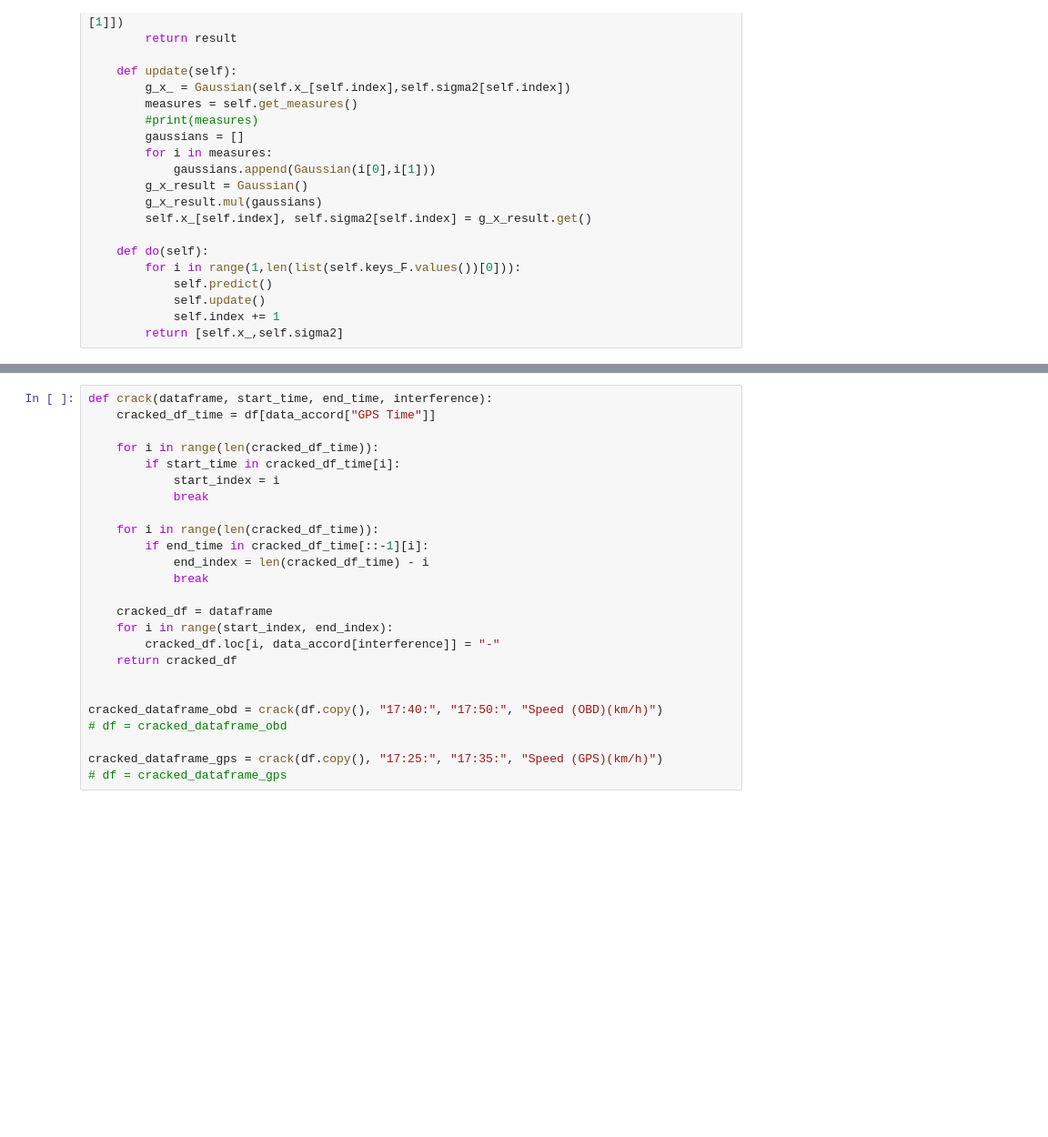
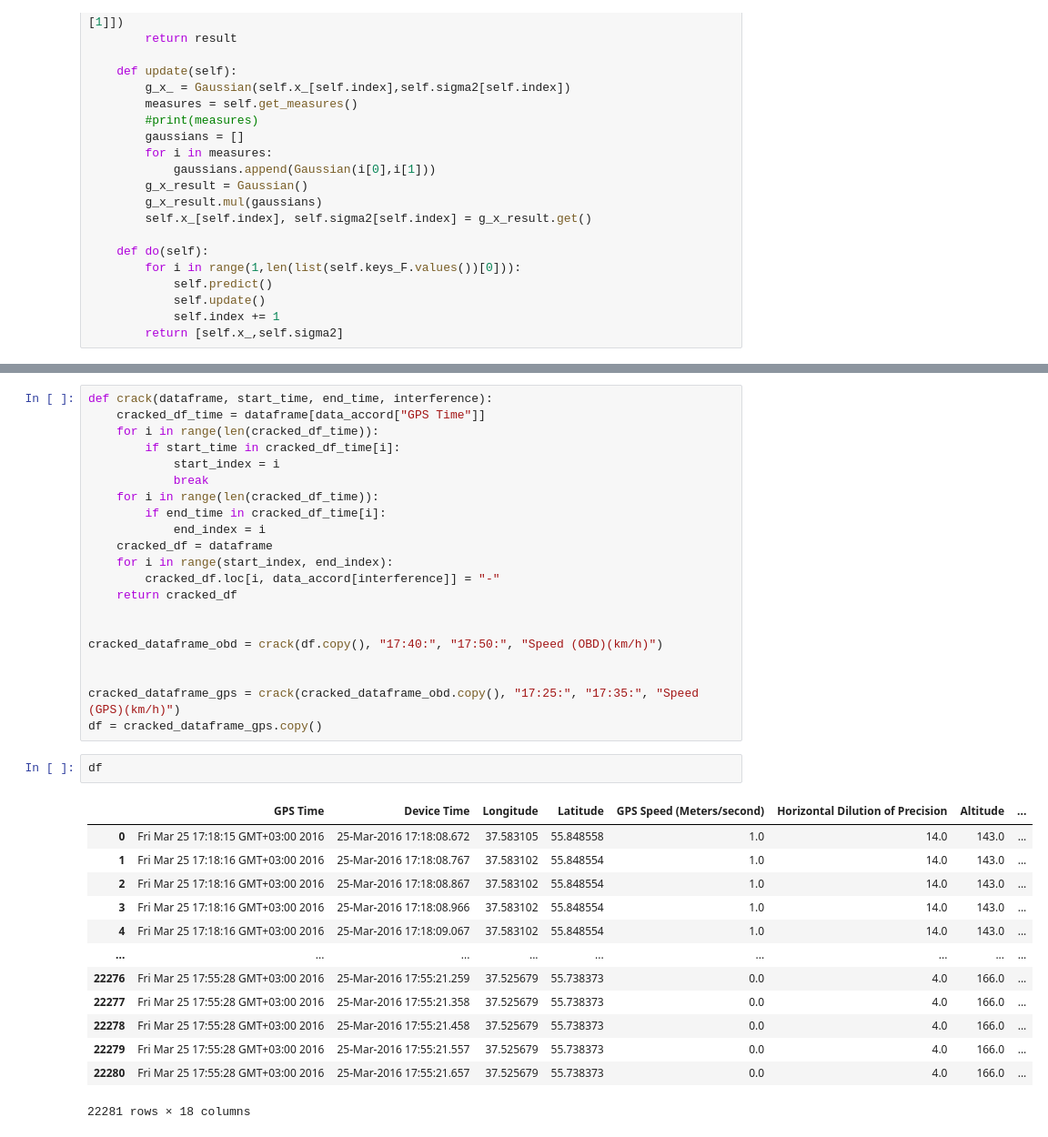
Before and after one commit to SaprZheks/SNAR-HW-3, a Jupyter notebook: HW 3.ipynb, the cells around one changed output, grey strips where cells are left out. Shown at 91% size. Cells and saved outputs as stored; diff of their text form; blank space fills up the shorter version.

```diff
--- a/HW 3.ipynb
+++ b/HW 3.ipynb
@@ -349,17 +328,13 @@ plt.show()
 # %%
 def crack(dataframe, start_time, end_time, interference):
-    cracked_df_time = df[data_accord["GPS Time"]]
-
+    cracked_df_time = dataframe[data_accord["GPS Time"]]
     for i in range(len(cracked_df_time)):
         if start_time in cracked_df_time[i]:
             start_index = i
             break
-
     for i in range(len(cracked_df_time)):
-        if end_time in cracked_df_time[::-1][i]:
-            end_index = len(cracked_df_time) - i
-            break
-
+        if end_time in cracked_df_time[i]:
+            end_index = i
     cracked_df = dataframe
     for i in range(start_index, end_index):
         cracked_df.loc[i, data_accord[interference]] = "-"
@@ -367,7 +342,23 @@ def crack(dataframe, start_time, end_time, interference):
 
 
 cracked_dataframe_obd = crack(df.copy(), "17:40:", "17:50:", "Speed (OBD)(km/h)")
-# df = cracked_dataframe_obd
 
-cracked_dataframe_gps = crack(df.copy(), "17:25:", "17:35:", "Speed (GPS)(km/h)")
-# df = cracked_dataframe_gps
+
+cracked_dataframe_gps = crack(cracked_dataframe_obd.copy(), "17:25:", "17:35:", "Speed (GPS)(km/h)")
+df = cracked_dataframe_gps.copy()
+# %%
+df
+# %% [output]
+|  | GPS Time | Device Time | Longitude | Latitude | GPS Speed (Meters/second) | Horizontal Dilution of Precision | Altitude | ... |
+| 0 | Fri Mar 25 17:18:15 GMT+03:00 2016 | 25-Mar-2016 17:18:08.672 | 37.583105 | 55.848558 | 1.0 | 14.0 | 143.0 | ... |
+| 1 | Fri Mar 25 17:18:16 GMT+03:00 2016 | 25-Mar-2016 17:18:08.767 | 37.583102 | 55.848554 | 1.0 | 14.0 | 143.0 | ... |
+| 2 | Fri Mar 25 17:18:16 GMT+03:00 2016 | 25-Mar-2016 17:18:08.867 | 37.583102 | 55.848554 | 1.0 | 14.0 | 143.0 | ... |
+| 3 | Fri Mar 25 17:18:16 GMT+03:00 2016 | 25-Mar-2016 17:18:08.966 | 37.583102 | 55.848554 | 1.0 | 14.0 | 143.0 | ... |
+| 4 | Fri Mar 25 17:18:16 GMT+03:00 2016 | 25-Mar-2016 17:18:09.067 | 37.583102 | 55.848554 | 1.0 | 14.0 | 143.0 | ... |
+| ... | ... | ... | ... | ... | ... | ... | ... | ... |
+| 22276 | Fri Mar 25 17:55:28 GMT+03:00 2016 | 25-Mar-2016 17:55:21.259 | 37.525679 | 55.738373 | 0.0 | 4.0 | 166.0 | ... |
+| 22277 | Fri Mar 25 17:55:28 GMT+03:00 2016 | 25-Mar-2016 17:55:21.358 | 37.525679 | 55.738373 | 0.0 | 4.0 | 166.0 | ... |
+| 22278 | Fri Mar 25 17:55:28 GMT+03:00 2016 | 25-Mar-2016 17:55:21.458 | 37.525679 | 55.738373 | 0.0 | 4.0 | 166.0 | ... |
+| 22279 | Fri Mar 25 17:55:28 GMT+03:00 2016 | 25-Mar-2016 17:55:21.557 | 37.525679 | 55.738373 | 0.0 | 4.0 | 166.0 | ... |
+| 22280 | Fri Mar 25 17:55:28 GMT+03:00 2016 | 25-Mar-2016 17:55:21.657 | 37.525679 | 55.738373 | 0.0 | 4.0 | 166.0 | ... |
+22281 rows × 18 columns
```
Also changed, not shown: parts of 8 cells of this notebook, 5 other files.
